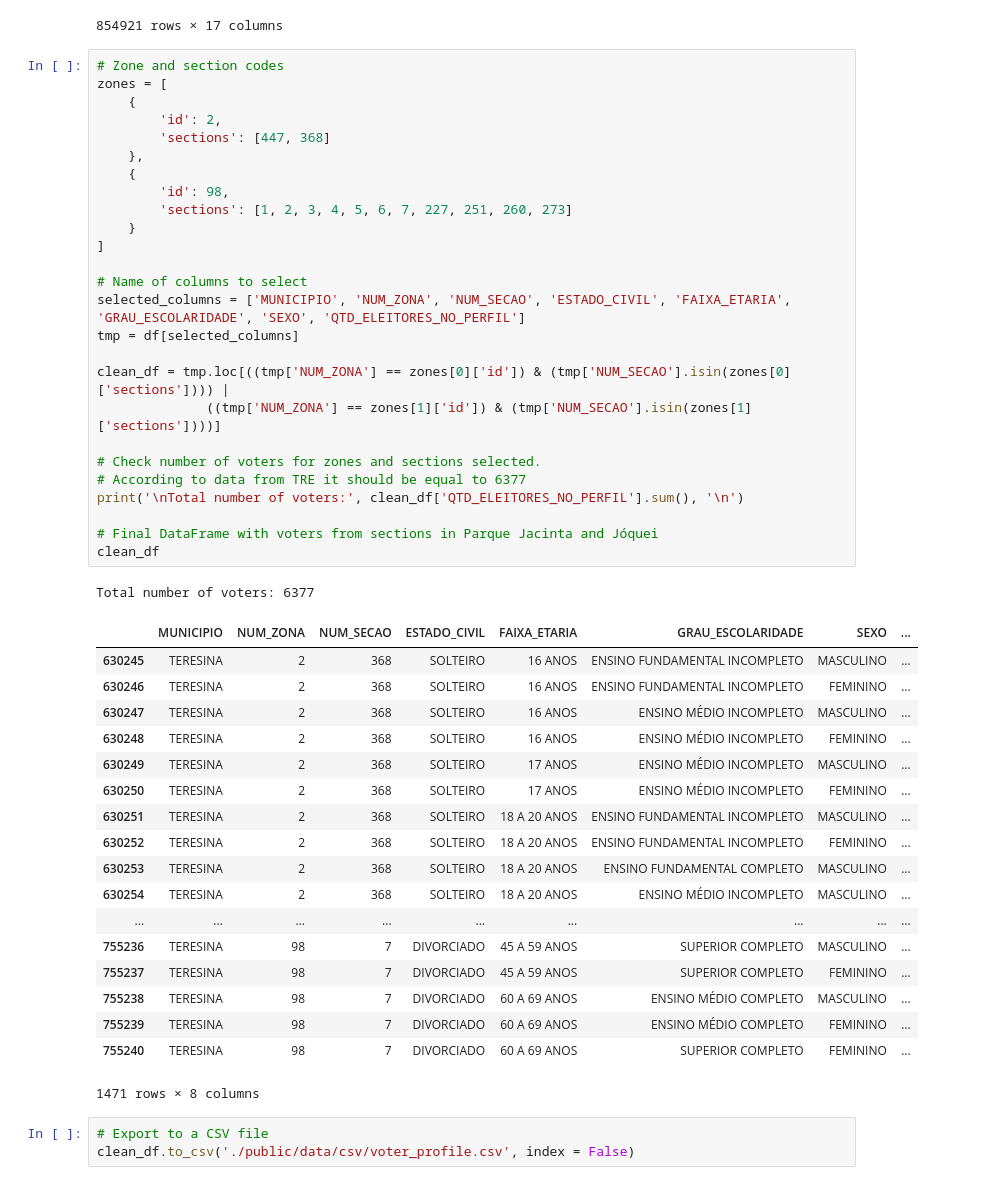
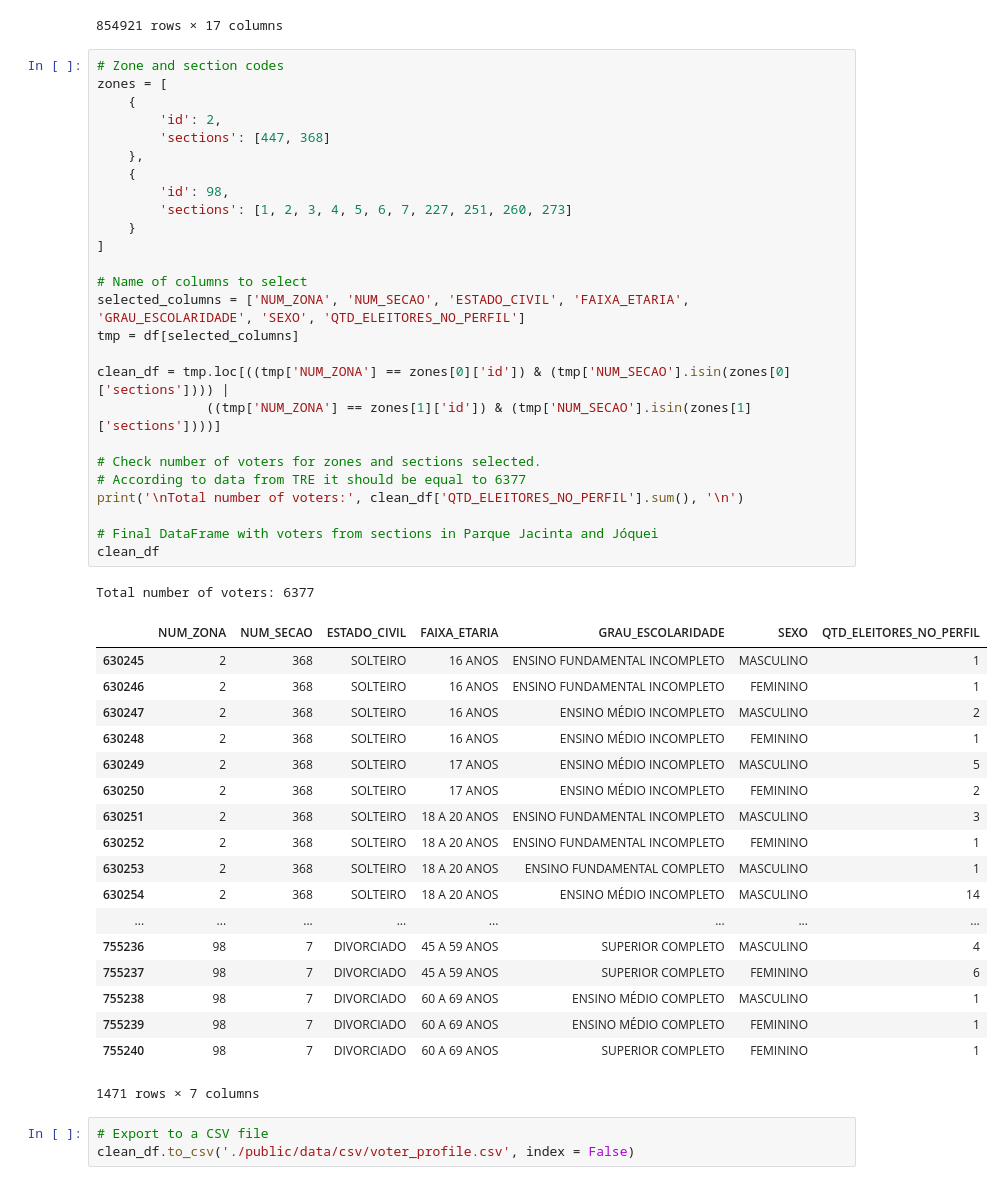
Before and after one commit to willamesoares/polivis, a Jupyter notebook: voter_profile.ipynb, the cells around one changed output. Saved outputs shown, nothing was run; the diff lists cells and outputs as text.

```diff
--- a/voter_profile.ipynb
+++ b/voter_profile.ipynb
@@ -32,49 +32,49 @@ df
 # %%
 # Zone and section codes
 zones = [
     {
         'id': 2,
         'sections': [447, 368]
     },
     {
         'id': 98,
         'sections': [1, 2, 3, 4, 5, 6, 7, 227, 251, 260, 273]
     }
 ]
 
 # Name of columns to select
-selected_columns = ['MUNICIPIO', 'NUM_ZONA', 'NUM_SECAO', 'ESTADO_CIVIL', 'FAIXA_ETARIA', 'GRAU_ESCOLARIDADE', 'SEXO', 'QTD_ELEITORES_NO_PERFIL']
+selected_columns = ['NUM_ZONA', 'NUM_SECAO', 'ESTADO_CIVIL', 'FAIXA_ETARIA', 'GRAU_ESCOLARIDADE', 'SEXO', 'QTD_ELEITORES_NO_PERFIL']
 tmp = df[selected_columns]
 
 clean_df = tmp.loc[((tmp['NUM_ZONA'] == zones[0]['id']) & (tmp['NUM_SECAO'].isin(zones[0]['sections']))) |
               ((tmp['NUM_ZONA'] == zones[1]['id']) & (tmp['NUM_SECAO'].isin(zones[1]['sections'])))]
 
 # Check number of voters for zones and sections selected.
 # According to data from TRE it should be equal to 6377
 print('\nTotal number of voters:', clean_df['QTD_ELEITORES_NO_PERFIL'].sum(), '\n')
 
 # Final DataFrame with voters from sections in Parque Jacinta and Jóquei
 clean_df
 # %% [output]
 Total number of voters: 6377
-|  | MUNICIPIO | NUM_ZONA | NUM_SECAO | ESTADO_CIVIL | FAIXA_ETARIA | GRAU_ESCOLARIDADE | SEXO | ... |
-| 630245 | TERESINA | 2 | 368 | SOLTEIRO | 16 ANOS | ENSINO FUNDAMENTAL INCOMPLETO | MASCULINO | ... |
-| 630246 | TERESINA | 2 | 368 | SOLTEIRO | 16 ANOS | ENSINO FUNDAMENTAL INCOMPLETO | FEMININO | ... |
-| 630247 | TERESINA | 2 | 368 | SOLTEIRO | 16 ANOS | ENSINO MÉDIO INCOMPLETO | MASCULINO | ... |
-| 630248 | TERESINA | 2 | 368 | SOLTEIRO | 16 ANOS | ENSINO MÉDIO INCOMPLETO | FEMININO | ... |
-| 630249 | TERESINA | 2 | 368 | SOLTEIRO | 17 ANOS | ENSINO MÉDIO INCOMPLETO | MASCULINO | ... |
-| 630250 | TERESINA | 2 | 368 | SOLTEIRO | 17 ANOS | ENSINO MÉDIO INCOMPLETO | FEMININO | ... |
-| 630251 | TERESINA | 2 | 368 | SOLTEIRO | 18 A 20 ANOS | ENSINO FUNDAMENTAL INCOMPLETO | MASCULINO | ... |
-| 630252 | TERESINA | 2 | 368 | SOLTEIRO | 18 A 20 ANOS | ENSINO FUNDAMENTAL INCOMPLETO | FEMININO | ... |
-| 630253 | TERESINA | 2 | 368 | SOLTEIRO | 18 A 20 ANOS | ENSINO FUNDAMENTAL COMPLETO | MASCULINO | ... |
-| 630254 | TERESINA | 2 | 368 | SOLTEIRO | 18 A 20 ANOS | ENSINO MÉDIO INCOMPLETO | MASCULINO | ... |
-| ... | ... | ... | ... | ... | ... | ... | ... | ... |
-| 755236 | TERESINA | 98 | 7 | DIVORCIADO | 45 A 59 ANOS | SUPERIOR COMPLETO | MASCULINO | ... |
-| 755237 | TERESINA | 98 | 7 | DIVORCIADO | 45 A 59 ANOS | SUPERIOR COMPLETO | FEMININO | ... |
-| 755238 | TERESINA | 98 | 7 | DIVORCIADO | 60 A 69 ANOS | ENSINO MÉDIO COMPLETO | MASCULINO | ... |
-| 755239 | TERESINA | 98 | 7 | DIVORCIADO | 60 A 69 ANOS | ENSINO MÉDIO COMPLETO | FEMININO | ... |
-| 755240 | TERESINA | 98 | 7 | DIVORCIADO | 60 A 69 ANOS | SUPERIOR COMPLETO | FEMININO | ... |
+|  | NUM_ZONA | NUM_SECAO | ESTADO_CIVIL | FAIXA_ETARIA | GRAU_ESCOLARIDADE | SEXO | QTD_ELEITORES_NO_PERFIL |
+| 630245 | 2 | 368 | SOLTEIRO | 16 ANOS | ENSINO FUNDAMENTAL INCOMPLETO | MASCULINO | 1 |
+| 630246 | 2 | 368 | SOLTEIRO | 16 ANOS | ENSINO FUNDAMENTAL INCOMPLETO | FEMININO | 1 |
+| 630247 | 2 | 368 | SOLTEIRO | 16 ANOS | ENSINO MÉDIO INCOMPLETO | MASCULINO | 2 |
+| 630248 | 2 | 368 | SOLTEIRO | 16 ANOS | ENSINO MÉDIO INCOMPLETO | FEMININO | 1 |
+| 630249 | 2 | 368 | SOLTEIRO | 17 ANOS | ENSINO MÉDIO INCOMPLETO | MASCULINO | 5 |
+| 630250 | 2 | 368 | SOLTEIRO | 17 ANOS | ENSINO MÉDIO INCOMPLETO | FEMININO | 2 |
+| 630251 | 2 | 368 | SOLTEIRO | 18 A 20 ANOS | ENSINO FUNDAMENTAL INCOMPLETO | MASCULINO | 3 |
+| 630252 | 2 | 368 | SOLTEIRO | 18 A 20 ANOS | ENSINO FUNDAMENTAL INCOMPLETO | FEMININO | 1 |
+| 630253 | 2 | 368 | SOLTEIRO | 18 A 20 ANOS | ENSINO FUNDAMENTAL COMPLETO | MASCULINO | 1 |
+| 630254 | 2 | 368 | SOLTEIRO | 18 A 20 ANOS | ENSINO MÉDIO INCOMPLETO | MASCULINO | 14 |
+| ... | ... | ... | ... | ... | ... | ... | ... |
+| 755236 | 98 | 7 | DIVORCIADO | 45 A 59 ANOS | SUPERIOR COMPLETO | MASCULINO | 4 |
+| 755237 | 98 | 7 | DIVORCIADO | 45 A 59 ANOS | SUPERIOR COMPLETO | FEMININO | 6 |
+| 755238 | 98 | 7 | DIVORCIADO | 60 A 69 ANOS | ENSINO MÉDIO COMPLETO | MASCULINO | 1 |
+| 755239 | 98 | 7 | DIVORCIADO | 60 A 69 ANOS | ENSINO MÉDIO COMPLETO | FEMININO | 1 |
+| 755240 | 98 | 7 | DIVORCIADO | 60 A 69 ANOS | SUPERIOR COMPLETO | FEMININO | 1 |
-1471 rows × 8 columns
+1471 rows × 7 columns
 # %%
 # Export to a CSV file
 clean_df.to_csv('./public/data/csv/voter_profile.csv', index = False)
```
Also changed, not shown: 4 other files.
